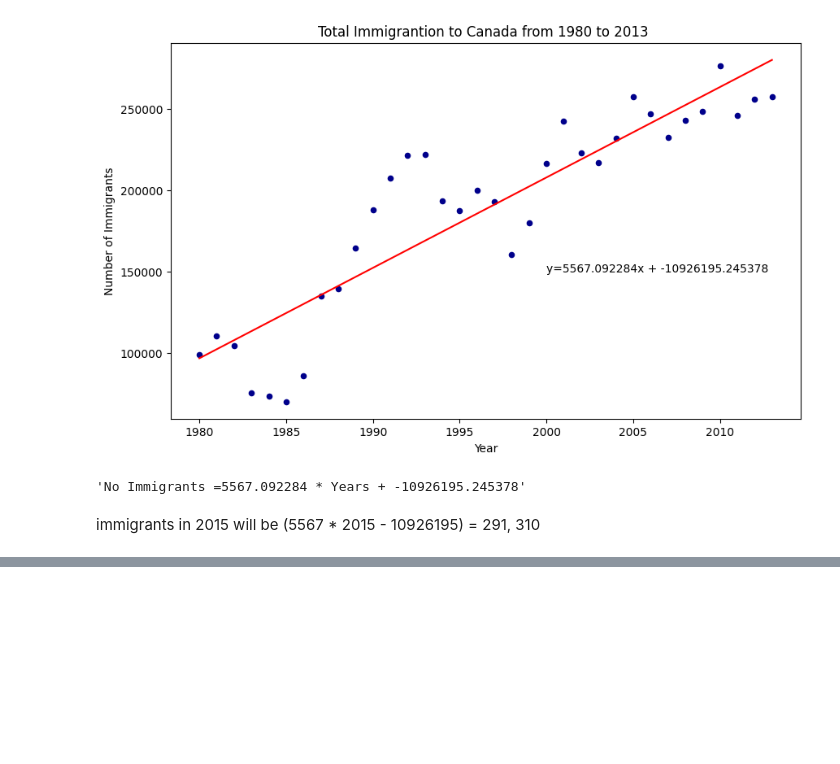
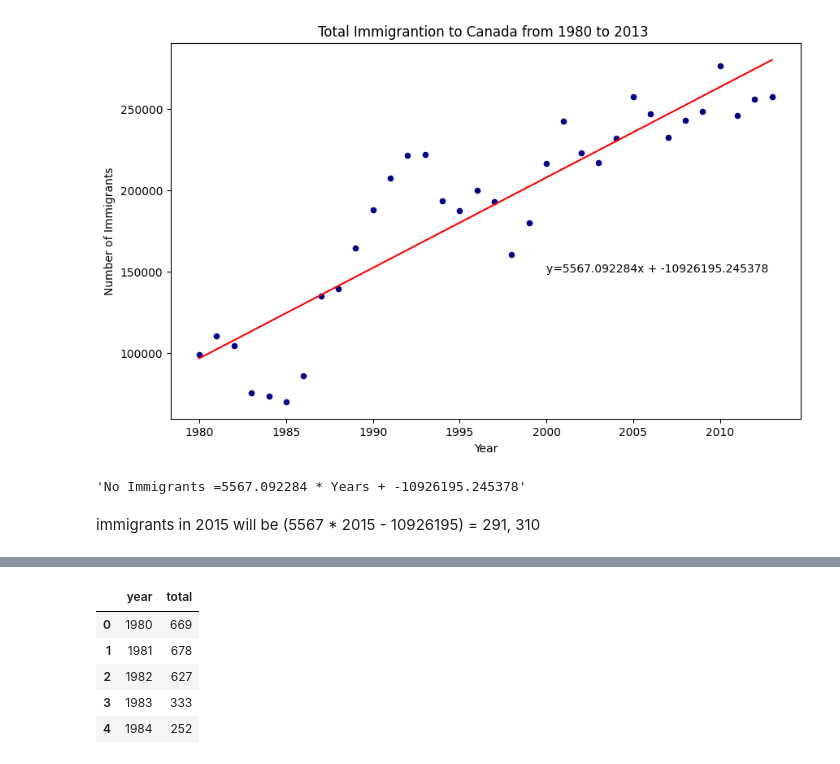
Before and after one commit to Mohwit/Data-Visualization, a Jupyter notebook: PieChart_BoxPlot_ScatterPlot_BubblePlot.ipynb, the cells around one changed output, grey strips where cells are left out. Saved outputs shown, nothing was run; the diff lists cells and outputs as text; code cells hidden in the pictures; blank space fills up the shorter version.

```diff
--- a/PieChart_BoxPlot_ScatterPlot_BubblePlot.ipynb
+++ b/PieChart_BoxPlot_ScatterPlot_BubblePlot.ipynb
@@ -591,0 +640,10 @@ immigrants in 2015 will be (5567 * 2015 - 10926195) = 291, 310
+# %%
+#viewing new data frame
+df_DNS.head()
+# %% [output]
+|  | year | total |
+| 0 | 1980 | 669 |
+| 1 | 1981 | 678 |
+| 2 | 1982 | 627 |
+| 3 | 1983 | 333 |
+| 4 | 1984 | 252 |
```
Also changed, not shown: parts of 9 cells of this notebook.
